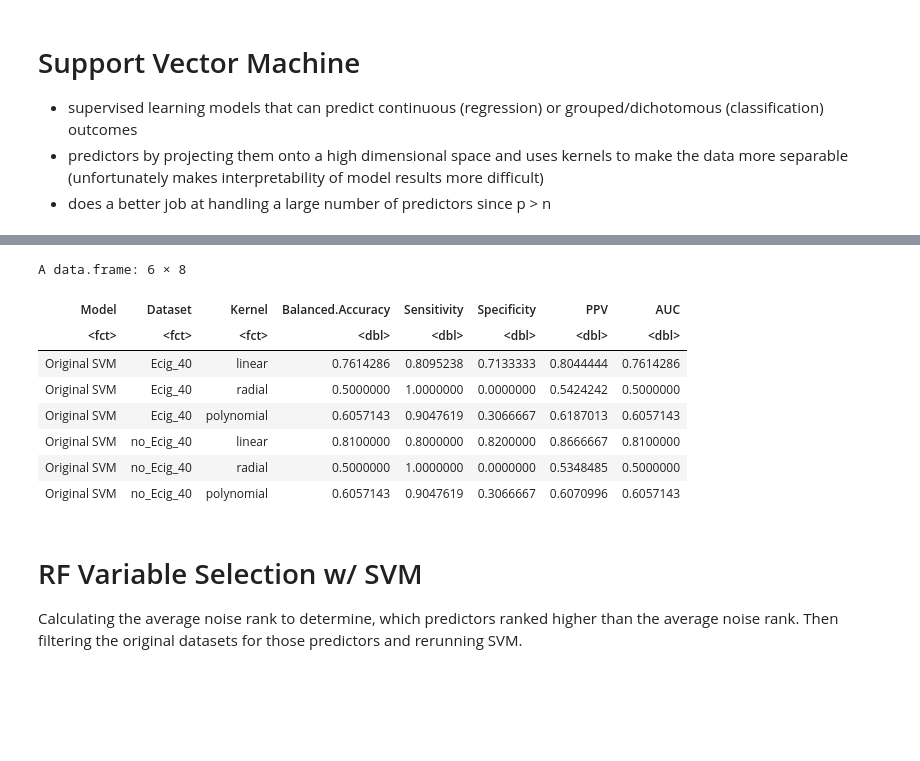
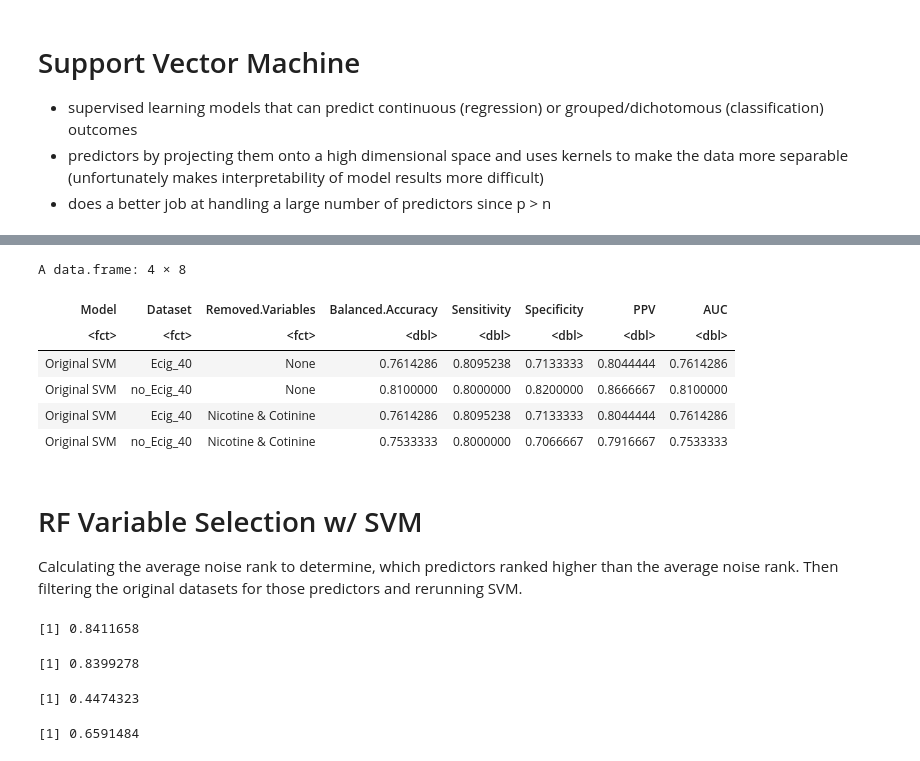
Before and after one commit to UNC-CEMALB/P1002_Ecig-Metabolomics-NELF, a Jupyter notebook: 2. Smoking Status Prediction/Smoking Status Prediction.ipynb, the cells around one changed output, grey strips where cells are left out. Cells and saved outputs as stored; diff of their text form; code cells hidden in the pictures; blank space fills up the shorter version.

```diff
--- a/2. Smoking Status Prediction/Smoking Status Prediction.ipynb
+++ b/2. Smoking Status Prediction/Smoking Status Prediction.ipynb
@@ -440,20 +440,18 @@ Setting direction: controls < cases
 # %%
 #creating one combined df
 svm_final_df = data.frame(rbind(svm_w_Ecig_40, svm_wo_Ecig_40, svm_w_Ecig_40_wo_nicotine, svm_wo_Ecig_40_wo_nicotine))
 
 svm_final_df = data.frame(Model = c(rep(c("Original SVM"), times = 4)), Dataset = c(rep(c("Ecig_40", "no_Ecig_40"), times = 2)),
-                          Removed.Variables = c(rep(c("None"), times = 2), rep(c("Nicotine & Cotinine"), times = 2)),, svm_final_df)
+                          Removed.Variables = c(rep(c("None"), times = 2), rep(c("Nicotine & Cotinine"), times = 2)), svm_final_df)
 svm_final_df
 # %% [output]
-A data.frame: 6 × 8
+A data.frame: 4 × 8
-| Model | Dataset | Kernel | Balanced.Accuracy | Sensitivity | Specificity | PPV | AUC |
+| Model | Dataset | Removed.Variables | Balanced.Accuracy | Sensitivity | Specificity | PPV | AUC |
 | <fct> | <fct> | <fct> | <dbl> | <dbl> | <dbl> | <dbl> | <dbl> |
-| Original SVM | Ecig_40 | linear | 0.7614286 | 0.8095238 | 0.7133333 | 0.8044444 | 0.7614286 |
-| Original SVM | Ecig_40 | radial | 0.5000000 | 1.0000000 | 0.0000000 | 0.5424242 | 0.5000000 |
-| Original SVM | Ecig_40 | polynomial | 0.6057143 | 0.9047619 | 0.3066667 | 0.6187013 | 0.6057143 |
-| Original SVM | no_Ecig_40 | linear | 0.8100000 | 0.8000000 | 0.8200000 | 0.8666667 | 0.8100000 |
-| Original SVM | no_Ecig_40 | radial | 0.5000000 | 1.0000000 | 0.0000000 | 0.5348485 | 0.5000000 |
-| Original SVM | no_Ecig_40 | polynomial | 0.6057143 | 0.9047619 | 0.3066667 | 0.6070996 | 0.6057143 |
+| Original SVM | Ecig_40 | None | 0.7614286 | 0.8095238 | 0.7133333 | 0.8044444 | 0.7614286 |
+| Original SVM | no_Ecig_40 | None | 0.8100000 | 0.8000000 | 0.8200000 | 0.8666667 | 0.8100000 |
+| Original SVM | Ecig_40 | Nicotine & Cotinine | 0.7614286 | 0.8095238 | 0.7133333 | 0.8044444 | 0.7614286 |
+| Original SVM | no_Ecig_40 | Nicotine & Cotinine | 0.7533333 | 0.8000000 | 0.7066667 | 0.7916667 | 0.7533333 |
 # %% [markdown]
 # RF Variable Selection w/ SVM
 
@@ -489,4 +487,11 @@ avg_noise_rank_w_Ecig_40_wo_nicotine = avg_noise_rank(noise_importance_values_w_
 avg_noise_rank_wo_Ecig_40_wo_nicotine = avg_noise_rank(noise_importance_values_wo_Ecig_40_wo_nicotine)
 avg_noise_rank_w_Ecig_40
 avg_noise_rank_wo_Ecig_40
+avg_noise_rank_w_Ecig_40_wo_nicotine
+avg_noise_rank_wo_Ecig_40_wo_nicotine
+# %% [output]
+[1] 0.8411658
+[1] 0.8399278
+[1] 0.4474323
+[1] 0.6591484
 # %%
```
Also changed, not shown: parts of 9 cells of this notebook.
